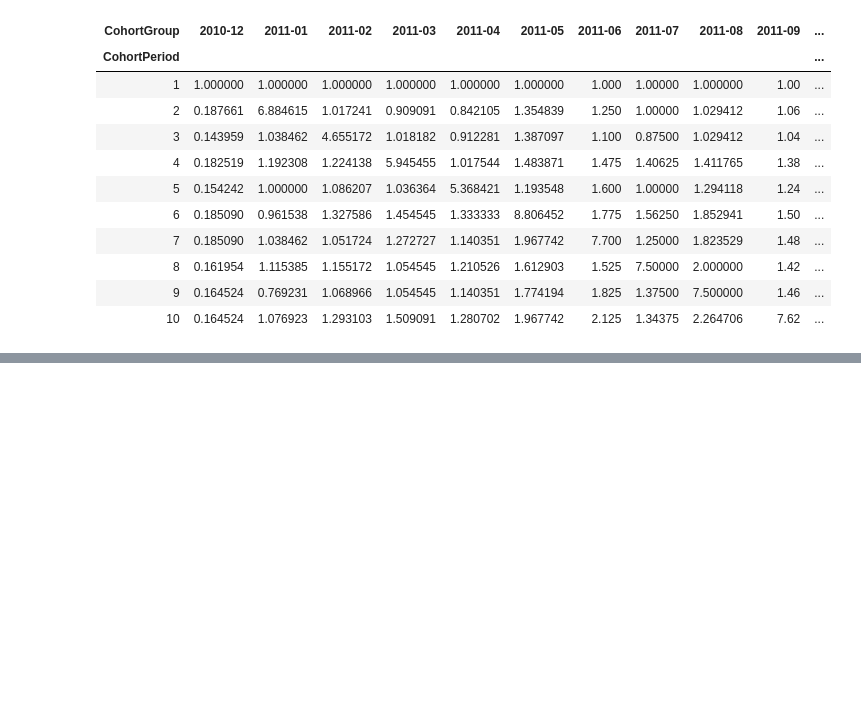
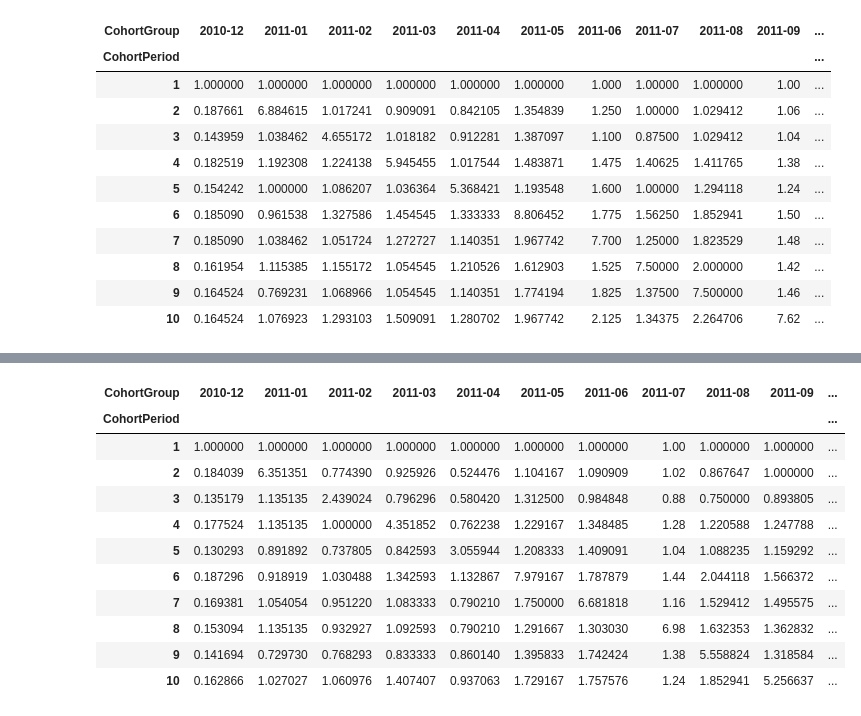
Before and after one commit to PadmajaVB/Cohort-Analysis, a Jupyter notebook: Code/CustomerRetention.ipynb, the cells around one changed output, grey strips where cells are left out. Cells and saved outputs as stored; diff of their text form; code cells hidden in the pictures; blank space fills up the shorter version.

```diff
--- a/Code/CustomerRetention.ipynb
+++ b/Code/CustomerRetention.ipynb
@@ -164,0 +165,16 @@ sns.heatmap(user_retention.T, mask=user_retention.T.isnull(), annot=True, fmt='.
+# %%
+order_retention =cohorts['TotalOrders'].unstack(0).divide(cohort_order_size, axis=1)
+order_retention.head(10)
+# %% [output]
+| CohortGroup | 2010-12 | 2011-01 | 2011-02 | 2011-03 | 2011-04 | 2011-05 | 2011-06 | 2011-07 | 2011-08 | 2011-09 | ... |
+| CohortPeriod |  |  |  |  |  |  |  |  |  |  | ... |
+| 1 | 1.000000 | 1.000000 | 1.000000 | 1.000000 | 1.000000 | 1.000000 | 1.000000 | 1.00 | 1.000000 | 1.000000 | ... |
+| 2 | 0.184039 | 6.351351 | 0.774390 | 0.925926 | 0.524476 | 1.104167 | 1.090909 | 1.02 | 0.867647 | 1.000000 | ... |
+| 3 | 0.135179 | 1.135135 | 2.439024 | 0.796296 | 0.580420 | 1.312500 | 0.984848 | 0.88 | 0.750000 | 0.893805 | ... |
+| 4 | 0.177524 | 1.135135 | 1.000000 | 4.351852 | 0.762238 | 1.229167 | 1.348485 | 1.28 | 1.220588 | 1.247788 | ... |
+| 5 | 0.130293 | 0.891892 | 0.737805 | 0.842593 | 3.055944 | 1.208333 | 1.409091 | 1.04 | 1.088235 | 1.159292 | ... |
+| 6 | 0.187296 | 0.918919 | 1.030488 | 1.342593 | 1.132867 | 7.979167 | 1.787879 | 1.44 | 2.044118 | 1.566372 | ... |
+| 7 | 0.169381 | 1.054054 | 0.951220 | 1.083333 | 0.790210 | 1.750000 | 6.681818 | 1.16 | 1.529412 | 1.495575 | ... |
+| 8 | 0.153094 | 1.135135 | 0.932927 | 1.092593 | 0.790210 | 1.291667 | 1.303030 | 6.98 | 1.632353 | 1.362832 | ... |
+| 9 | 0.141694 | 0.729730 | 0.768293 | 0.833333 | 0.860140 | 1.395833 | 1.742424 | 1.38 | 5.558824 | 1.318584 | ... |
+| 10 | 0.162866 | 1.027027 | 1.060976 | 1.407407 | 0.937063 | 1.729167 | 1.757576 | 1.24 | 1.852941 | 5.256637 | ... |
```
Also changed, not shown: parts of 13 cells of this notebook, 3 other files.
